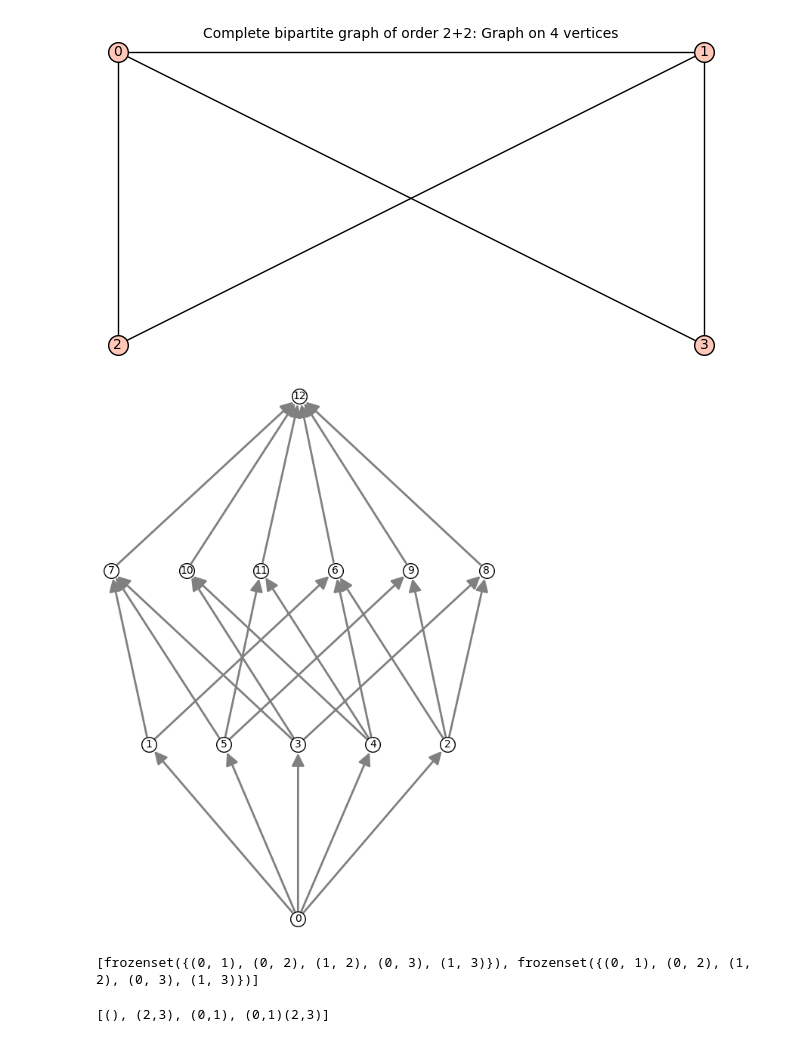
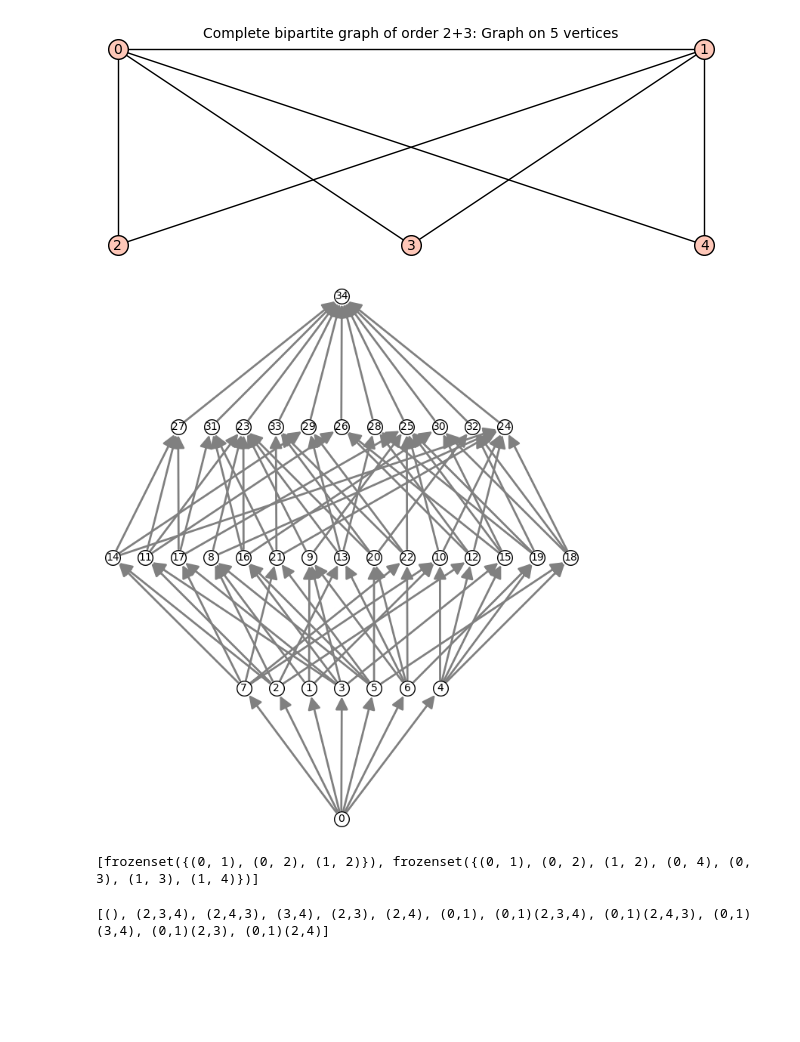
Before and after one commit to NutanNepal/ChowringofMatroids, a Jupyter notebook: equivChow/equivChow-thag.ipynb, the cells around one changed output. Drawn from its saved outputs; the diff is of its cells as text; code cells hidden in the pictures; blank space fills up the shorter version.

```diff
--- a/equivChow/equivChow-thag.ipynb
+++ b/equivChow/equivChow-thag.ipynb
@@ -1,14 +1,14 @@
 # %%
-n = 2
+n = 3
 
 graph = graphs.CompleteBipartiteGraph(2, n)
 graph.add_edge(0, 1)
 edgelist = graph.edges(labels=False)
 matroid = Matroid(graph=edgelist, groundset=edgelist)
 len(edgelist)
 graph
 # %% [output]
-[figure, old version]
+[figure, new version]
 # %%
 rank = matroid.rank()
 
@@ -19,7 +19,7 @@ matroid.lattice_of_flats().plot(
     element_labels = labels, element_color = "white",
     figsize= 10, cover_color = "grey")
 # %% [output]
-[figure, old version]
+[figure, new version]
 # %%
 def generate_weights(rank):
     weights = set()
@@ -75,7 +75,7 @@ for weight in weights:
 #example fy-monomial
 print(fy_monomials_list[2][0])
 # %% [output]
-[frozenset({(0, 1), (0, 2), (1, 2), (0, 3), (1, 3)}), frozenset({(0, 1), (0, 2), (1, 2), (0, 3), (1, 3)})]
+[frozenset({(0, 1), (0, 2), (1, 2)}), frozenset({(0, 1), (0, 2), (1, 2), (0, 4), (0, 3), (1, 3), (1, 4)})]
 # %%
 def simplify(monomial):
     return tuple(sorted([labels[x] for x in monomial]))
@@ -105,7 +105,7 @@ def orbit(G, m, action):
 def orbits(G, X, action):
     return set(orbit(G, x, action) for x in X)
 # %% [output]
-[(), (2,3), (0,1), (0,1)(2,3)]
+[(), (2,3,4), (2,4,3), (3,4), (2,3), (2,4), (0,1), (0,1)(2,3,4), (0,1)(2,4,3), (0,1)(3,4), (0,1)(2,3), (0,1)(2,4)]
 # %%
 fy_monomials_orbits = [orbits(grp, fy_monomials_list[i], action_on_braidfymonomials)
     for i in range(rank)
```
Also changed, not shown: parts of 2 cells of this notebook, 2 other files.
